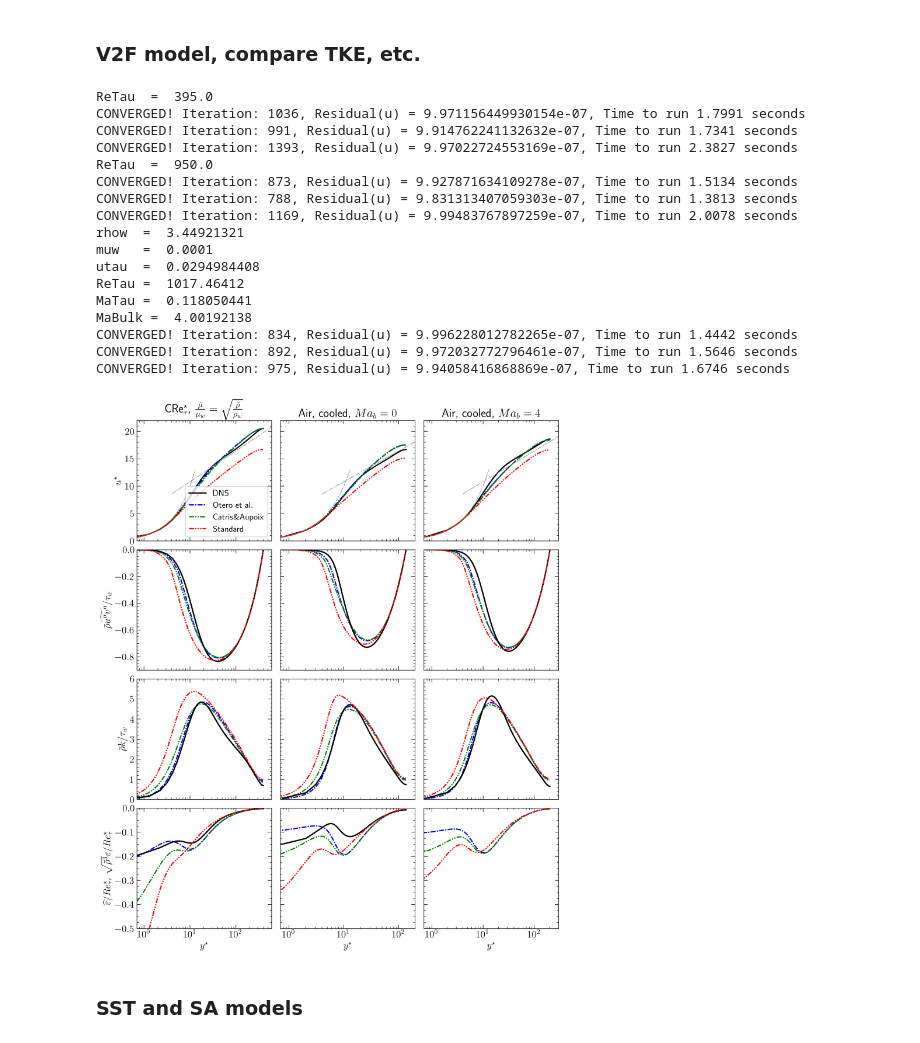
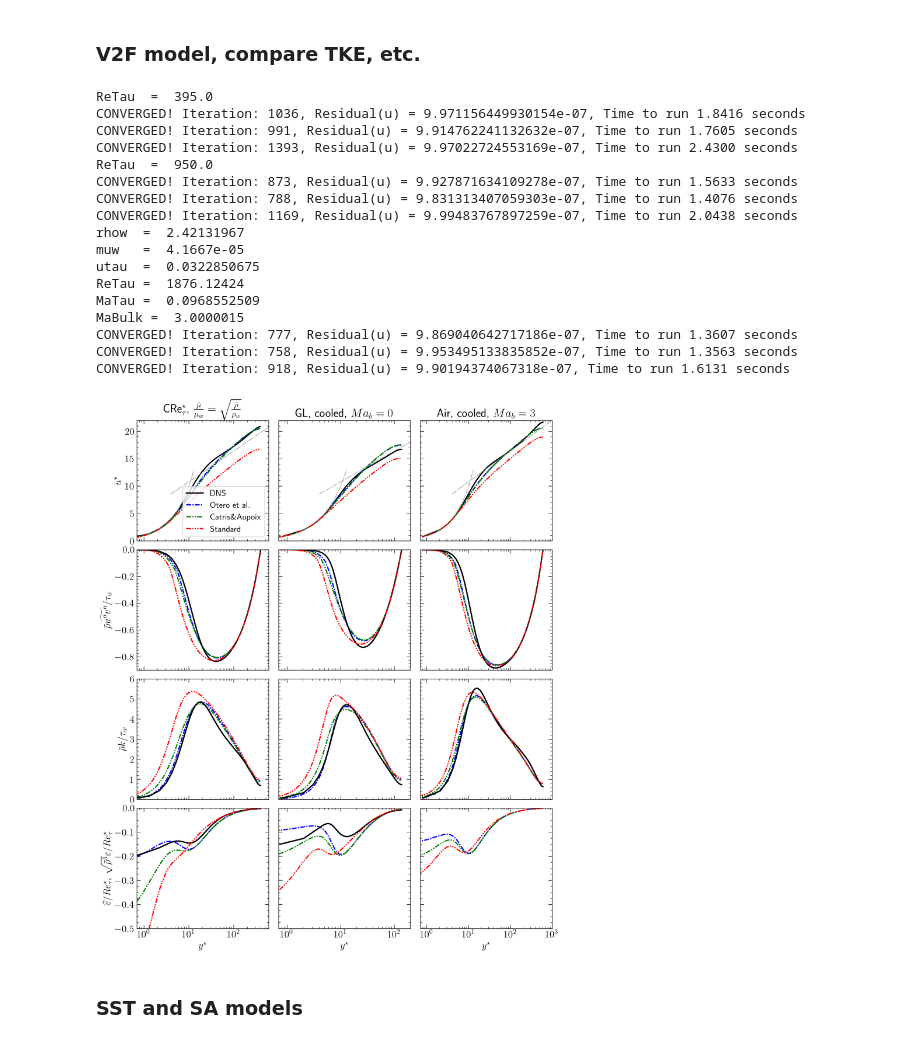
Before and after one commit to Fluid-Dynamics-Of-Energy-Systems-Team/RANS_Channel, a Jupyter notebook: main.ipynb, the cells around one changed output. Saved outputs shown, nothing was run; the diff lists cells and outputs as text; code cells hidden in the pictures.

```diff
--- a/main.ipynb
+++ b/main.ipynb
@@ -1133,19 +1189,19 @@ def plotProfilesForVariablePropertyCases(ax, DNS):
     ax[0].semilogx(DNS['ypl'][1:], DNS['upl'][1:], 'k', label='DNS')
     ax[1].semilogx(DNS['yst'][1:], DNS['ust'][1:], 'k')
 
+    res2 = solveVelAlgebraicEddyViscModel(y, rho, mu, ReTau, 0.0, flagDamping = "yplus")
+    ax[0].semilogx(DNS['ypl'][1:], res2['upl'][1:], 'r', dashes=(5,2), label='JK - $D(y^+)$')
+    ax[1].semilogx(DNS['yst'][1:], res2['ust'][1:], 'r', dashes=(5,2))
+
     res1 = solveVelAlgebraicEddyViscModel(y, rho, mu, ReTau, 0.0)
-    ax[0].semilogx(DNS['ypl'][1:], res1['upl'][1:], 'r', dashes=(5,2), label='JK - $D(y^\star)$')
-    ax[1].semilogx(DNS['yst'][1:], res1['ust'][1:], 'r', dashes=(5,2))
-
-    res2 = solveVelAlgebraicEddyViscModel(y, rho, mu, ReTau, 0.0, flagDamping = "yplus")
-    ax[0].semilogx(DNS['ypl'][1:], res2['upl'][1:], 'r', dashes=(5,2,2,2), label='JK - $D(y^+)$')
-    ax[1].semilogx(DNS['yst'][1:], res2['ust'][1:], 'r', dashes=(5,2,2,2))
+    ax[0].semilogx(DNS['ypl'][1:], res1['upl'][1:], 'r', dashes=(5,2,2,2), label='JK - $D(y^\star)$')
+    ax[1].semilogx(DNS['yst'][1:], res1['ust'][1:], 'r', dashes=(5,2,2,2))
 
 
 fig, ax = plt.subplots(2,3, figsize=(11, 8), sharey='row')
 DNS = loadAPdata(dataRepo+'PatelEtAl_constReTauStar.txt');   plotProfilesForVariablePropertyCases(ax[:,0], DNS)
 DNS = loadAPdata(dataRepo+"PatelEtAl_gasLike.txt");          plotProfilesForVariablePropertyCases(ax[:,1], DNS)
-DNS = loadTLdata(dataRepo+'M4.0R200_data.csv');              plotProfilesForVariablePropertyCases(ax[:,2], DNS)
+DNS = loadTLdata(dataRepo+'M3.0R600_data.csv');              plotProfilesForVariablePropertyCases(ax[:,2], DNS)
 
 ax[0,0].legend(loc=2, fontsize=14)
 ax[0,0].set_ylabel(r'$\bar u^+$')
@@ -1155,15 +1211,15 @@ for a in ax[0,:]:
     a.yaxis.set_minor_locator(MultipleLocator(2.5))
 
 ax[1,0].legend(loc=2, fontsize=14)
-ax[1,0].set_ylabel(r'$u^\star$')
+ax[1,0].set_ylabel(r'$\bar u^\star$')
 for a in ax[1,:]:
     a.set_xlabel(r'$y^\star$')
     a.yaxis.set_major_locator(MultipleLocator(5))
     a.yaxis.set_minor_locator(MultipleLocator(1))
 
 ax[0,0].set_title(r'CRe$^\star_\tau$, $\frac{\bar\mu}{\mu_w} = \sqrt{\frac{\bar\rho}{\rho_w}}$')
-ax[0,1].set_title(r'Air, cooled, $Ma_b=0$')
-ax[0,2].set_title(r'Air, cooled, $Ma_b=4$')
+ax[0,1].set_title(r'GL, cooled, $M_b = 0$')
+ax[0,2].set_title(r'Air, cooled, $M_b=3$')
 
 plt.tight_layout(w_pad=0.3, h_pad=0.9)
 # %% [output]
@@ -1211,26 +1267,26 @@ crets_v2f_Otero, crets_v2f_Catris, crets_v2f_nocorr = calcV2F(DNS_crets)
 DNS_gasl = loadAPdata(dataRepo+"PatelEtAl_gasLike.txt")
 gasl_v2f_Otero, gasl_v2f_Catris, gasl_v2f_nocorr = calcV2F(DNS_gasl)
 
-DNS_TL = loadTLdata(dataRepo+'M4.0R200_data.csv')
+DNS_TL = loadTLdata(dataRepo+'M3.0R600_data.csv')
 TL_v2f_Otero, TL_v2f_Catris, TL_v2f_nocorr = calcV2F(DNS_TL)
 # %% [output]
 ReTau  =  395.0
-CONVERGED! Iteration: 1036, Residual(u) = 9.971156449930154e-07, Time to run 1.7991 seconds
-CONVERGED! Iteration: 991, Residual(u) = 9.914762241132632e-07, Time to run 1.7341 seconds
-CONVERGED! Iteration: 1393, Residual(u) = 9.97022724553169e-07, Time to run 2.3827 seconds
+CONVERGED! Iteration: 1036, Residual(u) = 9.971156449930154e-07, Time to run 1.8416 seconds
+CONVERGED! Iteration: 991, Residual(u) = 9.914762241132632e-07, Time to run 1.7605 seconds
+CONVERGED! Iteration: 1393, Residual(u) = 9.97022724553169e-07, Time to run 2.4300 seconds
 ReTau  =  950.0
-CONVERGED! Iteration: 873, Residual(u) = 9.927871634109278e-07, Time to run 1.5134 seconds
-CONVERGED! Iteration: 788, Residual(u) = 9.831313407059303e-07, Time to run 1.3813 seconds
-CONVERGED! Iteration: 1169, Residual(u) = 9.99483767897259e-07, Time to run 2.0078 seconds
-rhow  =  3.44921321
-muw   =  0.0001
-utau  =  0.0294984408
-ReTau =  1017.46412
-MaTau =  0.118050441
-MaBulk =  4.00192138
-CONVERGED! Iteration: 834, Residual(u) = 9.996228012782265e-07, Time to run 1.4442 seconds
-CONVERGED! Iteration: 892, Residual(u) = 9.972032772796461e-07, Time to run 1.5646 seconds
-CONVERGED! Iteration: 975, Residual(u) = 9.94058416868869e-07, Time to run 1.6746 seconds
+CONVERGED! Iteration: 873, Residual(u) = 9.927871634109278e-07, Time to run 1.5633 seconds
+CONVERGED! Iteration: 788, Residual(u) = 9.831313407059303e-07, Time to run 1.4076 seconds
+CONVERGED! Iteration: 1169, Residual(u) = 9.99483767897259e-07, Time to run 2.0438 seconds
+rhow  =  2.42131967
+muw   =  4.1667e-05
+utau  =  0.0322850675
+ReTau =  1876.12424
+MaTau =  0.0968552509
+MaBulk =  3.0000015
+CONVERGED! Iteration: 777, Residual(u) = 9.869040642717186e-07, Time to run 1.3607 seconds
+CONVERGED! Iteration: 758, Residual(u) = 9.953495133835852e-07, Time to run 1.3563 seconds
+CONVERGED! Iteration: 918, Residual(u) = 9.90194374067318e-07, Time to run 1.6131 seconds
 # %%
 def plotProfilesAll(ax, res, color, dashes, DNS, label='', showDNS=True, plotepsDNS=True):
 
@@ -1306,40 +1362,40 @@ plotProfilesAll(ax[:,2], TL_v2f_nocorr, 'r', dashes3, DNS_TL, label='Standard',
 
 
 ax[0,0].set_title(r'CRe$^\star_\tau$, $\frac{\bar\mu}{\mu_w} = \sqrt{\frac{\bar\rho}{\rho_w}}$')
-ax[0,1].set_title(r'Air, cooled, $Ma_b=0$')
-ax[0,2].set_title(r'Air, cooled, $Ma_b=4$')
+ax[0,1].set_title(r'GL, cooled, $Ma_b=0$')
+ax[0,2].set_title(r'Air, cooled, $Ma_b=3$')
 
 ax[0,0].set_xlim(0.7, 600)
 ax[0,1].set_xlim(0.7, 200)
-ax[0,2].set_xlim(0.7, 300)
+ax[0,2].set_xlim(0.7, 1000)
 
 ax[0,0].set_ylim(0, 22)
 ax[1,0].set_ylim(-0.9, 0)
 ax[2,0].set_ylim(0, 6)
 ax[3,0].set_ylim(-0.5, 0)
 
-ax[0,0].set_ylabel(r'$u^\star$')
+ax[0,0].set_ylabel(r'$\bar u^\star$')
 ax[1,0].set_ylabel(r'$\bar\rho \widetilde{u^{\prime\prime} v^{\prime\prime}}/\tau_w$')
 ax[2,0].set_ylabel(r'$\bar\rho k/\tau_w$')
 ax[3,0].set_ylabel(r'$\widehat\varepsilon/Re^\star_\tau$, $\sqrt{\bar\rho^3}\varepsilon/Re^\star_\tau$')
 
 
 ax[3,0].set_xlabel(r'$y^\star$')
 ax[3,1].set_xlabel(r'$y^\star$')
 ax[3,2].set_xlabel(r'$y^\star$')
 
 ax[0,0].legend(loc=4, fontsize=14)
 
 
 ax[0,0].yaxis.set_minor_locator(MultipleLocator(1))
 ax[1,0].yaxis.set_minor_locator(MultipleLocator(0.025))
 ax[2,0].yaxis.set_minor_locator(MultipleLocator(0.2))
 ax[3,0].yaxis.set_minor_locator(MultipleLocator(0.025))
 
 
 plt.tight_layout(w_pad=0.9, h_pad=0.0)
 # %% [output]
-[figure, old version]
+[figure, new version]
 # %%
 fig.savefig('fig_resultsV2F_VPcases.pdf',bbox_inches='tight', pad_inches=0.05)
 # %% [markdown]
```
Also changed, not shown: parts of 12 cells of this notebook, 4 other files.
